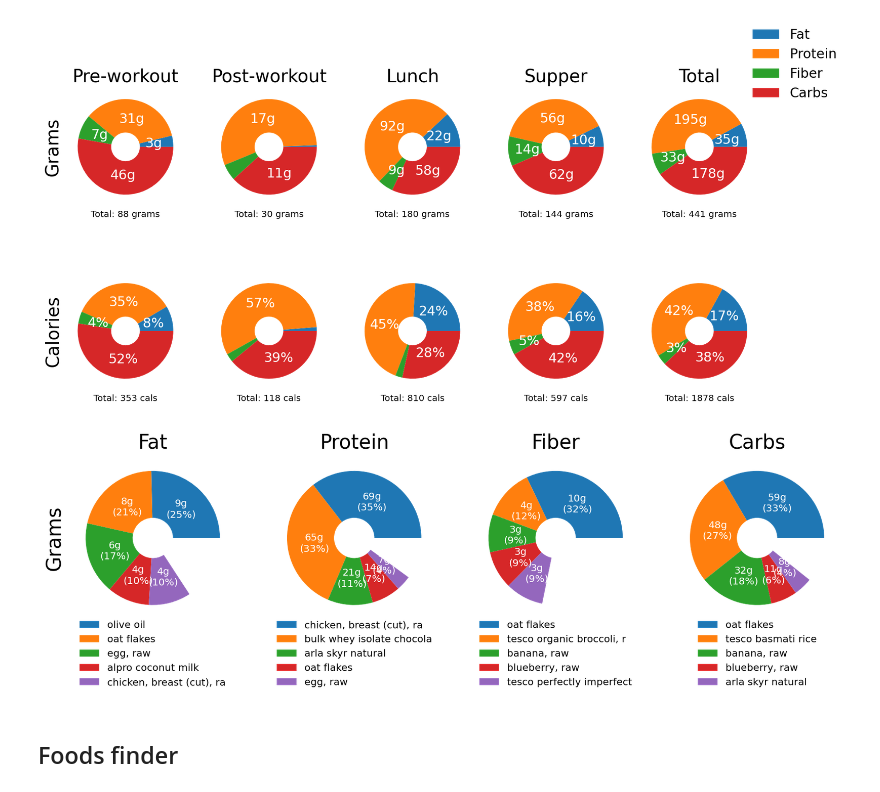
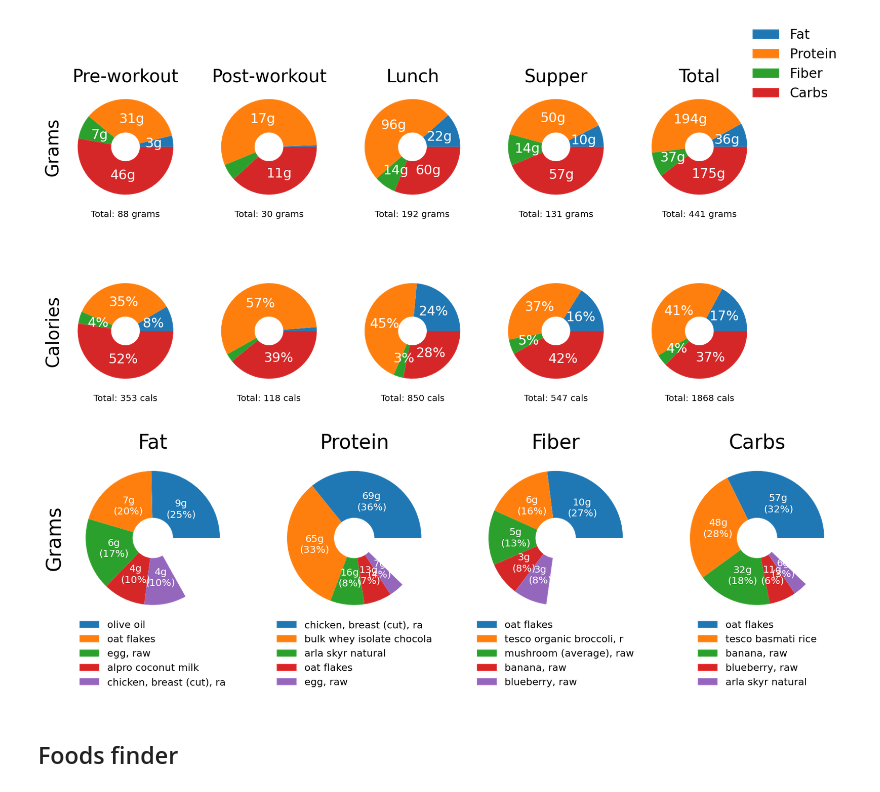
Before and after one commit to fabiangunzinger/food-tracker, a Jupyter notebook: dashboard.ipynb, the cells around one changed output. Cells and saved outputs as stored; diff of their text form; code cells hidden in the pictures.

Commit message:
updated meals

```diff
--- a/dashboard.ipynb
+++ b/dashboard.ipynb
@@ -20,10 +23,10 @@ foods = read_database()
 # %%
-meal_data = make_data(meals.sep17_2021, foods)
+meal_data = make_data(meals.oct8_2021, foods)
 meal_plots(meal_data)
 nuts_plots(meal_data)
 # %% [output]
-[figure, old version]
+[figure, new version]
-[figure, old version]
+[figure, new version]
 # %% [markdown]
 ## Foods finder
 # %%
```
Also changed, not shown: parts of 1 cell of this notebook, 1 other file.
